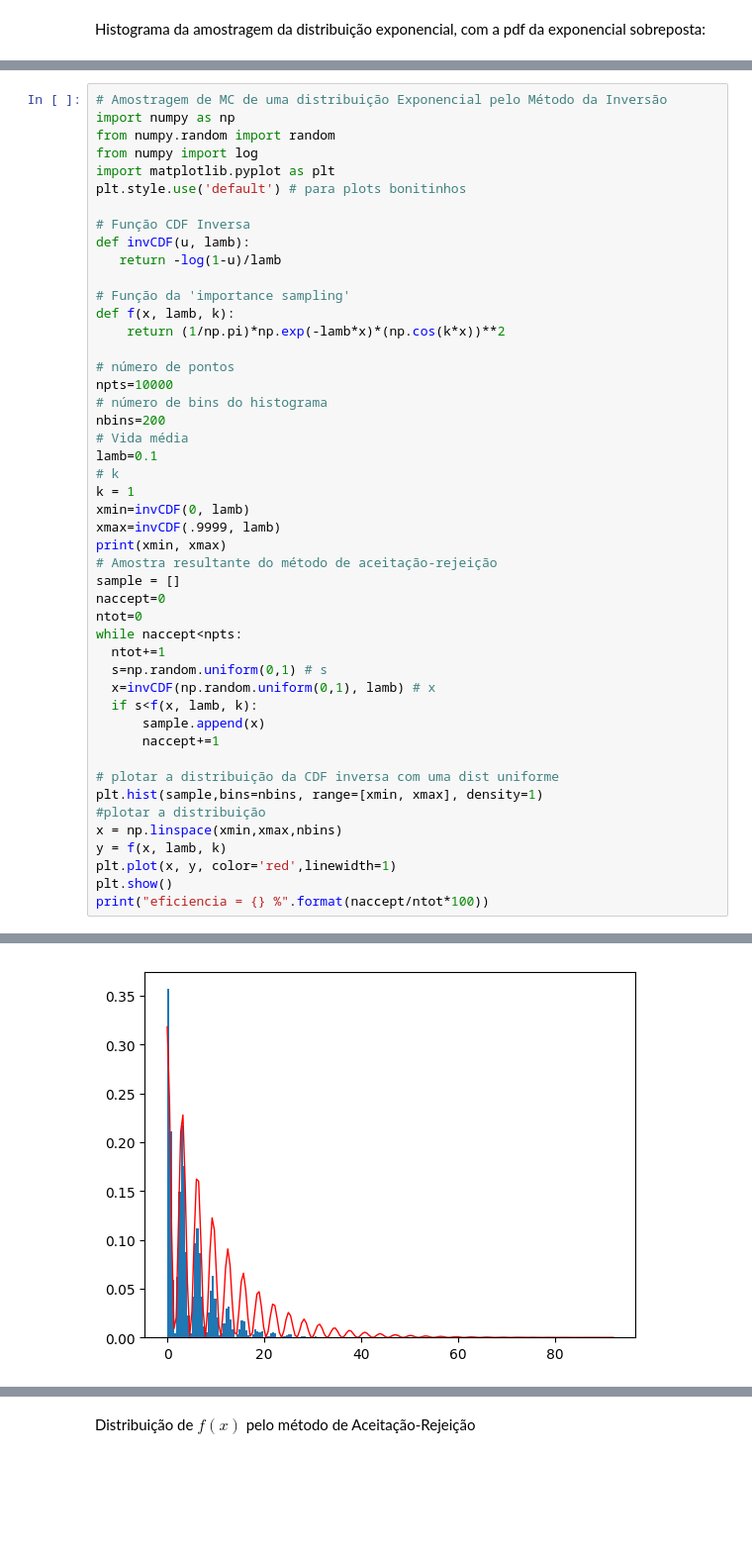
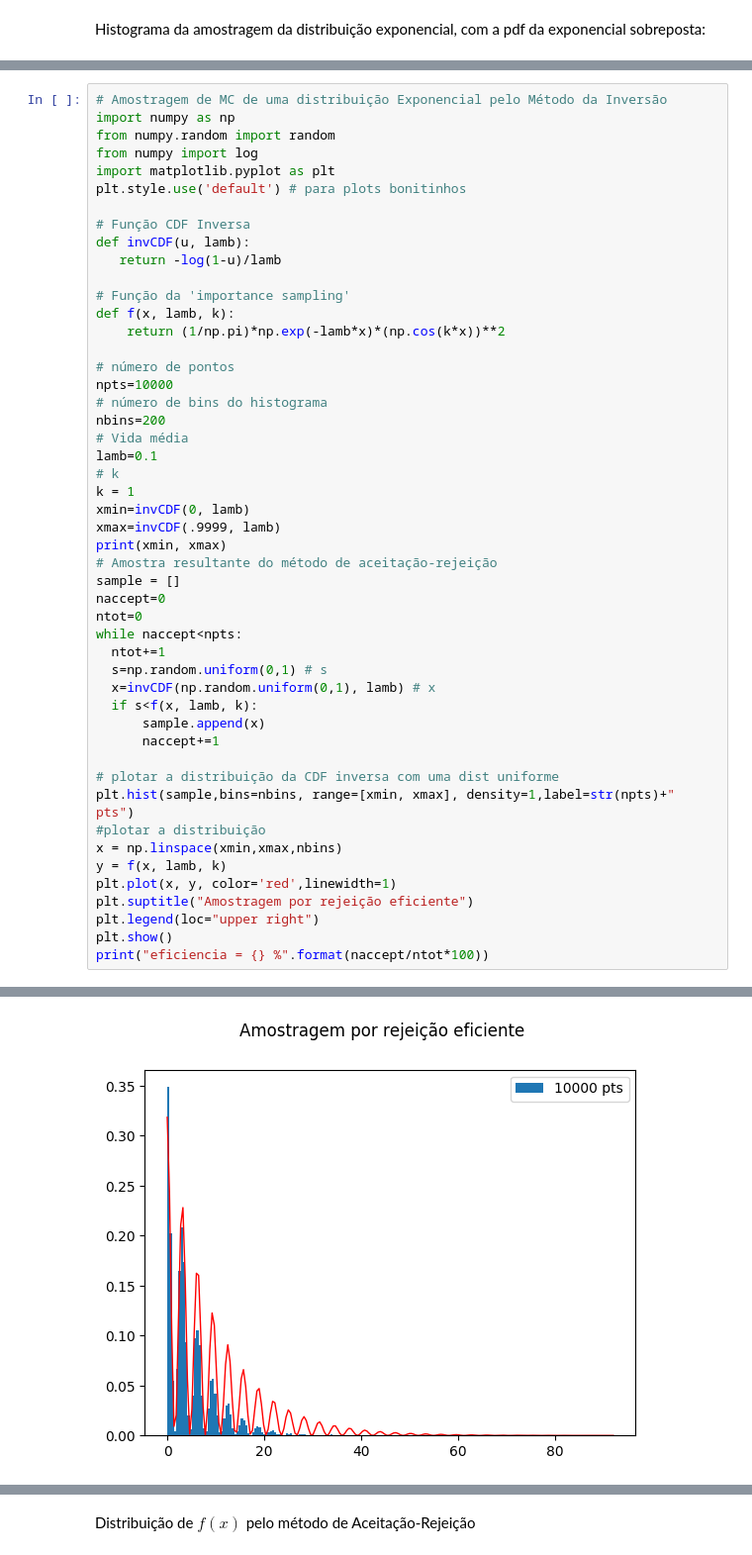
Before and after one commit to clemencia/ML4PPGF_UERJ, a Jupyter notebook: Amostragem_e_integracao_MC.ipynb, the cells around one changed output, grey strips where cells are left out. Shown at 99% size. Drawn from its saved outputs; the diff is of its cells as text; blank space fills up the shorter version.

```diff
--- a/Amostragem_e_integracao_MC.ipynb
+++ b/Amostragem_e_integracao_MC.ipynb
@@ -315,32 +307,34 @@ npts=10000
 # número de bins do histograma
 nbins=200
 # Vida média
 lamb=0.1
 # k
 k = 1
 xmin=invCDF(0, lamb)
 xmax=invCDF(.9999, lamb)
 print(xmin, xmax)
 # Amostra resultante do método de aceitação-rejeição
 sample = []
 naccept=0
 ntot=0
 while naccept<npts:
   ntot+=1
   s=np.random.uniform(0,1) # s
   x=invCDF(np.random.uniform(0,1), lamb) # x
   if s<f(x, lamb, k):
       sample.append(x)
       naccept+=1
 
 # plotar a distribuição da CDF inversa com uma dist uniforme
-plt.hist(sample,bins=nbins, range=[xmin, xmax], density=1)
+plt.hist(sample,bins=nbins, range=[xmin, xmax], density=1,label=str(npts)+" pts")
 #plotar a distribuição
 x = np.linspace(xmin,xmax,nbins)
 y = f(x, lamb, k)
 plt.plot(x, y, color='red',linewidth=1)
+plt.suptitle("Amostragem por rejeição eficiente")
+plt.legend(loc="upper right")
 plt.show()
 print("eficiencia = {} %".format(naccept/ntot*100))
 # %% [output]
 -0.0 92.10340371976294
-[figure, old version]
+[figure, new version]
```
Also changed, not shown: parts of 11 cells of this notebook.
